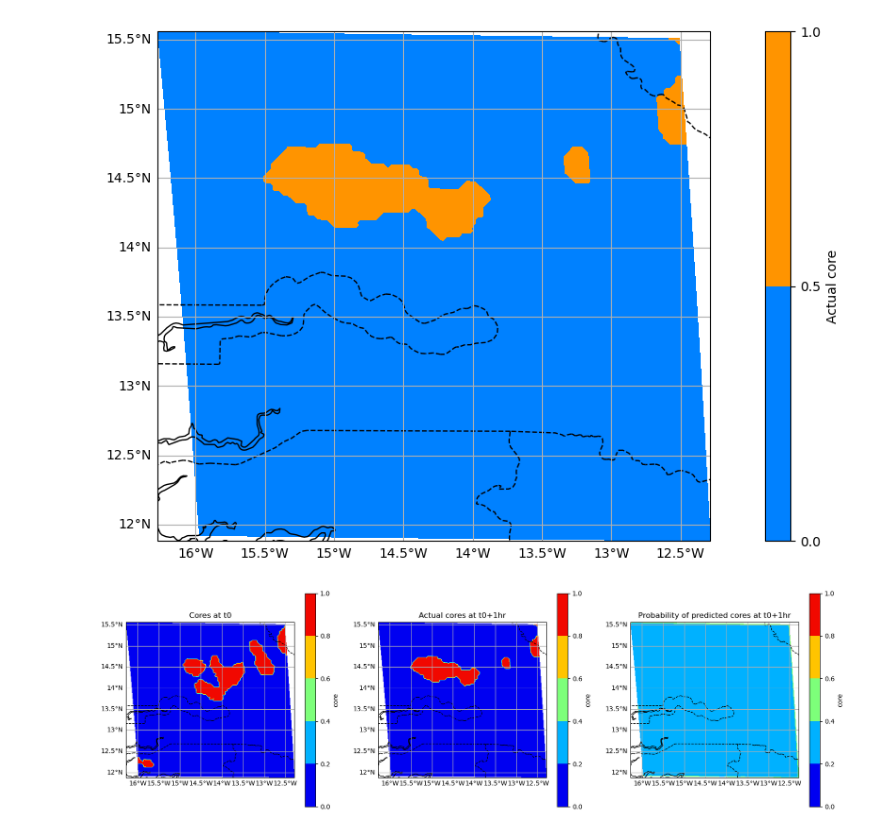
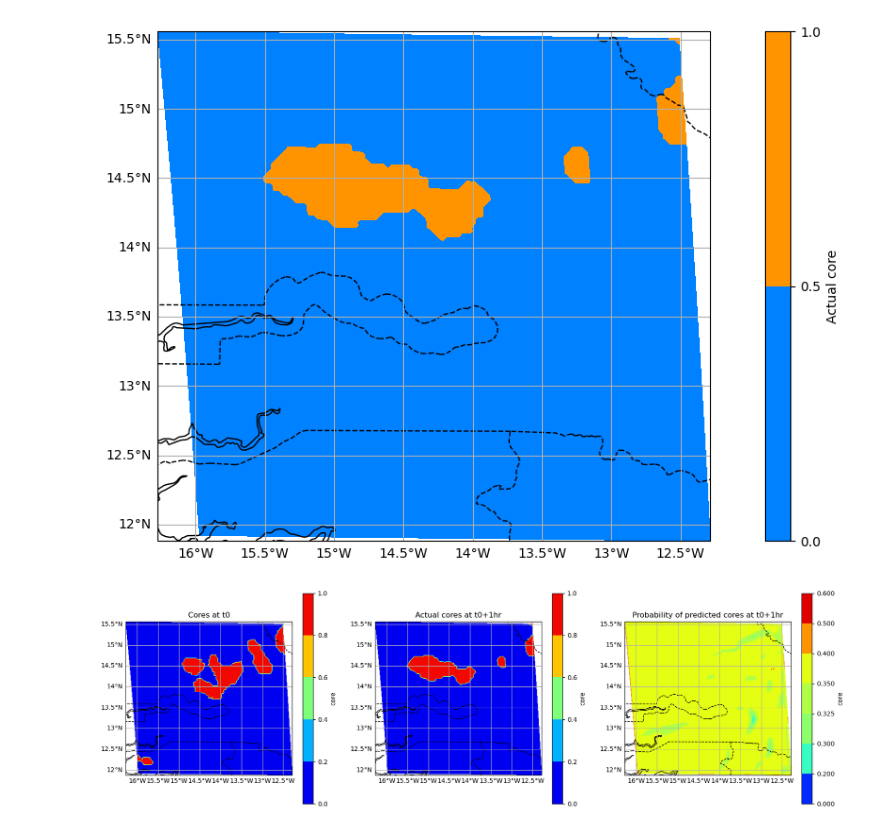
Before and after one commit to JawairiaAA/Core_forecasting_DL, a Jupyter notebook: DL_core_forecasting_video.ipynb, the cells around one changed output. Saved outputs shown, nothing was run; the diff lists cells and outputs as text; code cells hidden in the pictures.

Commit message:
added plots of t0

```diff
--- a/DL_core_forecasting_video.ipynb
+++ b/DL_core_forecasting_video.ipynb
@@ -501,35 +501,35 @@ draw_map(ax, np.squeeze(original_frames[0,:,:,0]), lon[:-a,b:], lat[:-a,b:],leve
 # %%
 day = 23
 data = np.zeros((3,image_height,image_width))
 #data[0] = np.squeeze(frames[day-4*t0,:,:,0])
 data[0] = np.squeeze(frames[day,:,:,0])
 data[1] = np.squeeze(original_frames[0,:,:,0])
 data[2] = np.squeeze(frames[day+1,:,:,0])
 #titles = ['Cores at t0-1hr', 'Cores at t0', 'Probability of cores at t0+1hr']
 titles = ['Cores at t0', 'Actual cores at t0+1hr', 'Probability of predicted cores at t0+1hr']
-levels=[[0, 0.2, 0.4, 0.6, 0.8,1],[0, 0.2, 0.4, 0.6, 0.8,1],[0, 0.1, 0.2, 0.3, 0.4]]
+levels_custom=[[0, 0.2, 0.4, 0.6, 0.8,1],[0, 0.2, 0.4, 0.6, 0.8,1],[0, 0.2, 0.3,0.325,0.35,0.4,0.5,0.6]]#[0, 0.1, 0.2, 0.3,0.4]]
 
 fig, axes = plt.subplots(1, 3, figsize=(20, 6),
                          subplot_kw={'projection':ccrs.PlateCarree()})
 i=0
 for ax in axes:
-    m= ax.contourf(lon[:-a,b:], lat[:-a,b:], data[i], transform=ccrs.PlateCarree(), levels=[ax],cmap='jet')  # this is the actual plot
+    m= ax.contourf(lon[:-a,b:], lat[:-a,b:], data[i], transform=ccrs.PlateCarree(), levels=levels_custom[i],cmap='jet')  # this is the actual plot
 # ax.contour(contour['x'], contour['y'], contour['data'], levels=contour['levels'], cmap=contour['cmap'] )
     ax.coastlines()   ## adds coastlines
     # Gridlines
     xl = ax.gridlines(draw_labels=True);   # adds latlon grid lines
     xl.xlabels_top = False   ## labels off
     xl.ylabels_right = False
     ax.set_title(titles[i])
     # Countries
     ax.add_feature(cartopy.feature.BORDERS, linestyle='--'); # adds country borders
     cbar = plt.colorbar(m)  # adds colorbar
     cbar.set_label('core')
     i=i+1
 
 #plt.show()
 # %% [output]
-[figure, old version]
+[figure, new version]
 # %%
 # Construct a figure for the original and new frames.
 #fig, axes = plt.subplots(2, 2, figsize=(20, 6))
```
Also changed, not shown: parts of 3 cells of this notebook.
